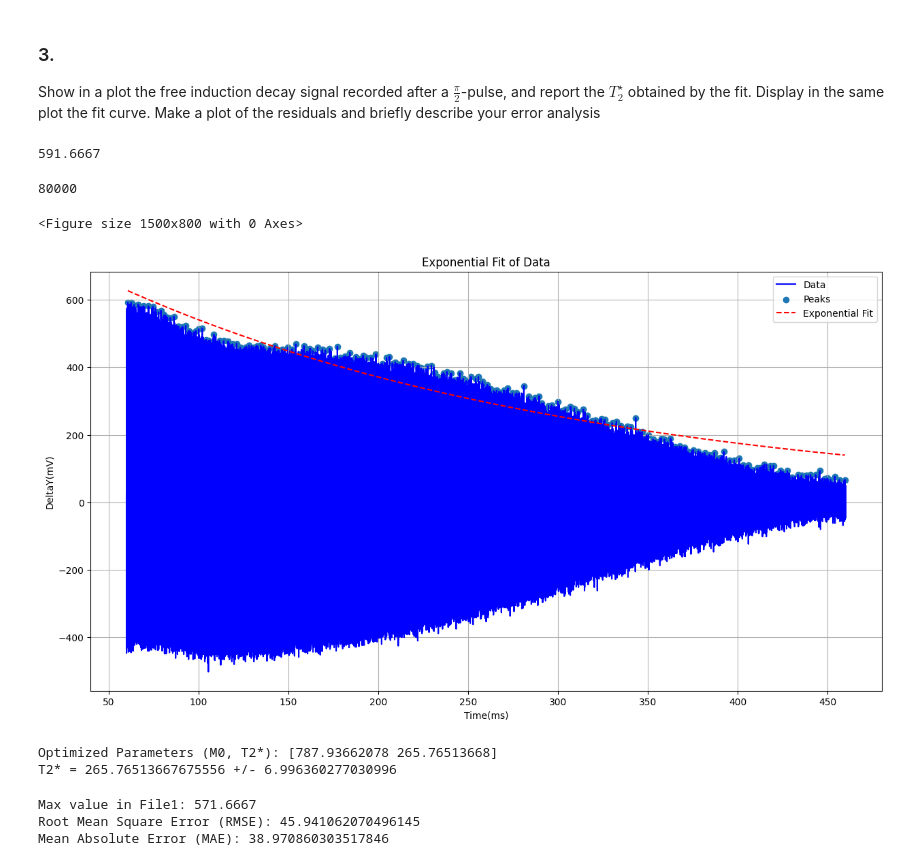
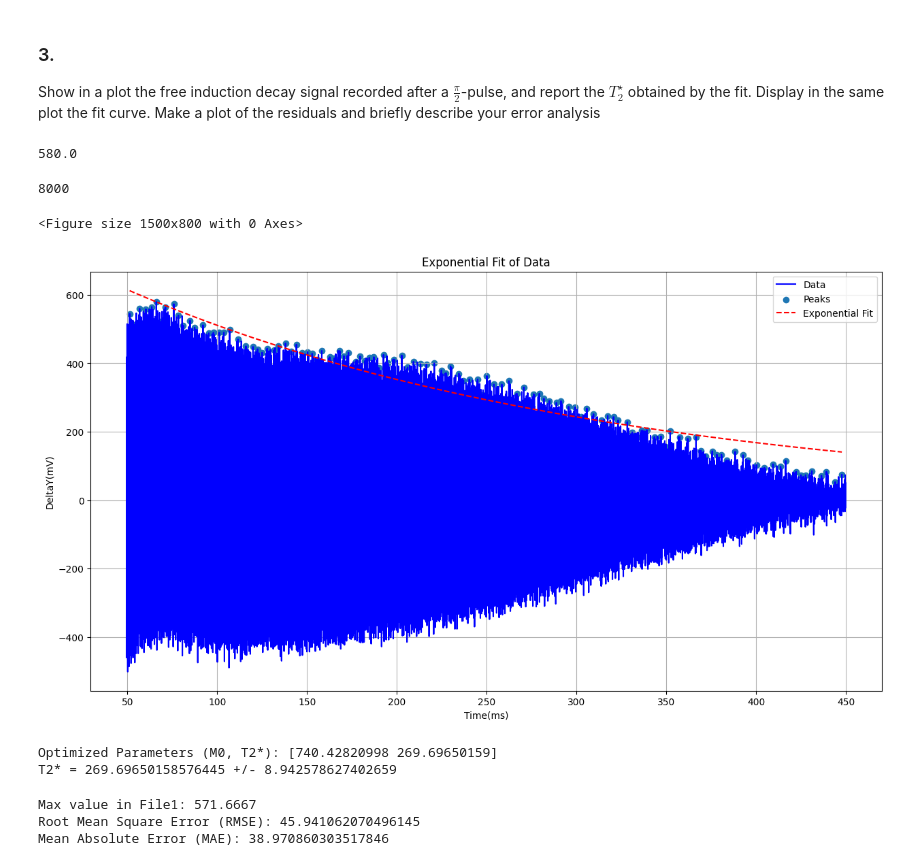
Before and after one commit to sdracia/Quantum-Hardware, a Jupyter notebook: project.ipynb, the cells around one changed output. Cells and saved outputs as stored; diff of their text form; code cells hidden in the pictures.

```diff
--- a/project.ipynb
+++ b/project.ipynb
@@ -66,7 +66,7 @@ Larmor frequency of the precessing spins for the measured B: 24.310667599999995
 
 Show in a plot the free induction decay signal recorded after a $\frac{\pi}{2}$-pulse, and report the $T^{⋆}_2$ obtained by the fit. Display in the same plot the fit curve. Make a plot of the residuals and briefly describe your error analysis
 # %%
-fid_signal = pd.read_csv("File7/File7_fid.csv", engine="python")
+fid_signal = pd.read_csv("File10/File10_fid.csv", skiprows = 177000, skipfooter = 815000, engine = "python")
 
 fid_signal.iloc[:, 0] *= 10e5
 fid_signal.iloc[:, 1] *= 10e2
@@ -75,42 +75,42 @@ print(max(fid_signal.iloc[:, 1]))
 
 fid_signal.columns = ["Time(ms)", "DeltaY(mV)"]
 # %% [output]
-591.6667
+580.0
-# %%
-1000000 - 320000 - 600000
-# %% [output]
-80000
+# %%
+1000000 - 177000 - 815000
+# %% [output]
+8000
 # %%
 fig = plt.figure(figsize=(15, 8))
 
-peaks_ind, _ = find_peaks(fid_signal.iloc[:, 1], height = 0, prominence = 0.5, distance = 300)
+peaks_ind, _ = find_peaks(fid_signal.iloc[:, 1], height = 0, prominence = 0.5, distance = 50)
 x_peaks = fid_signal.iloc[:, 0][peaks_ind]
 peaks = fid_signal.iloc[:, 1][peaks_ind]
 
 def exponential_func(x, a, tau):
     return a * np.exp(-x / tau)
 
 popt, pcov = curve_fit(exponential_func, x_peaks, peaks, p0 = [600, 200])
 std_dev_T2 = np.sqrt(pcov[1, 1])
 
 plt.figure(figsize=(15, 8))
-plt.plot(fid_signal.iloc[:, 0], fid_signal.iloc[:, 1], 'b-', label='Data')
-plt.scatter(x_peaks, peaks, label='Peaks')
-plt.plot(x_peaks, exponential_func(x_peaks, *popt), 'r--', label='Exponential Fit')
+plt.plot(fid_signal.iloc[:, 0], fid_signal.iloc[:, 1], 'b-', label = 'Data')
+plt.scatter(x_peaks, peaks, label = 'Peaks')
+plt.plot(x_peaks, exponential_func(x_peaks, *popt), 'r--', label = 'Exponential Fit')
 plt.xlabel("Time(ms)")
 plt.ylabel("DeltaY(mV)")
 plt.title('Exponential Fit of Data')
 plt.legend()
 plt.grid(True)
 plt.show()
 
 print(f"Optimized Parameters (M0, T2*): {popt}")
 print(f"T2* = {popt[1]} +/- {std_dev_T2}")
 # %% [output]
 <Figure size 1500x800 with 0 Axes>
-[figure, old version]
+[figure, new version]
-Optimized Parameters (M0, T2*): [787.93662078 265.76513668]
-T2* = 265.76513667675556 +/- 6.996360277030996
+Optimized Parameters (M0, T2*): [740.42820998 269.69650159]
+T2* = 269.69650158576445 +/- 8.942578627402659
 # %%
 # Define the function for exponential fit
 def exponential_func(x, a, tau):
```
Also changed, not shown: 3 other files.
